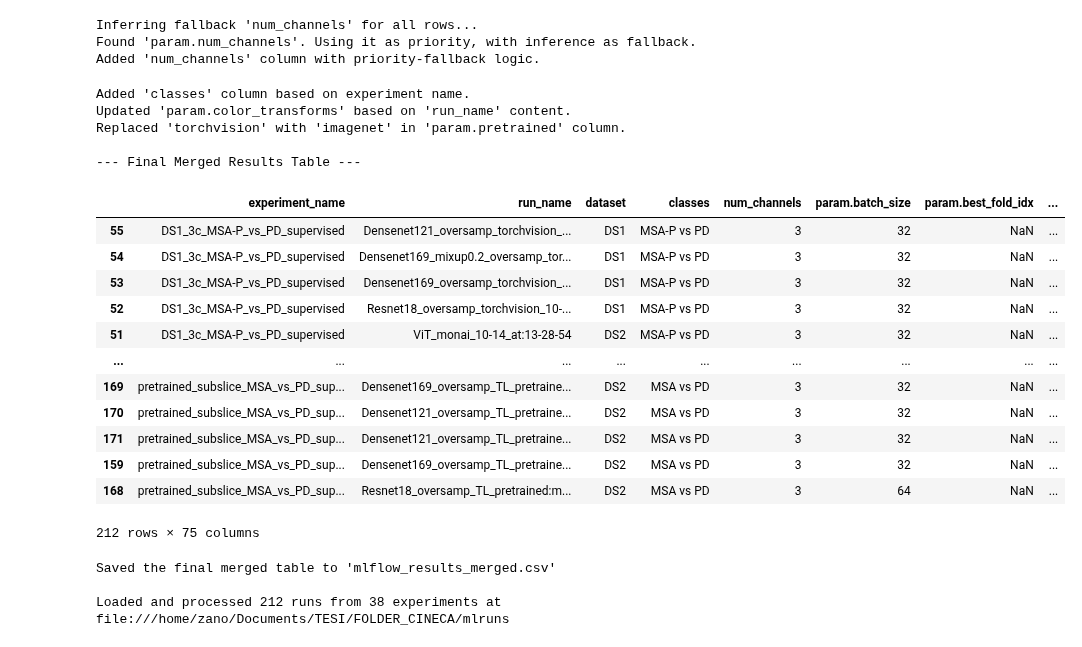
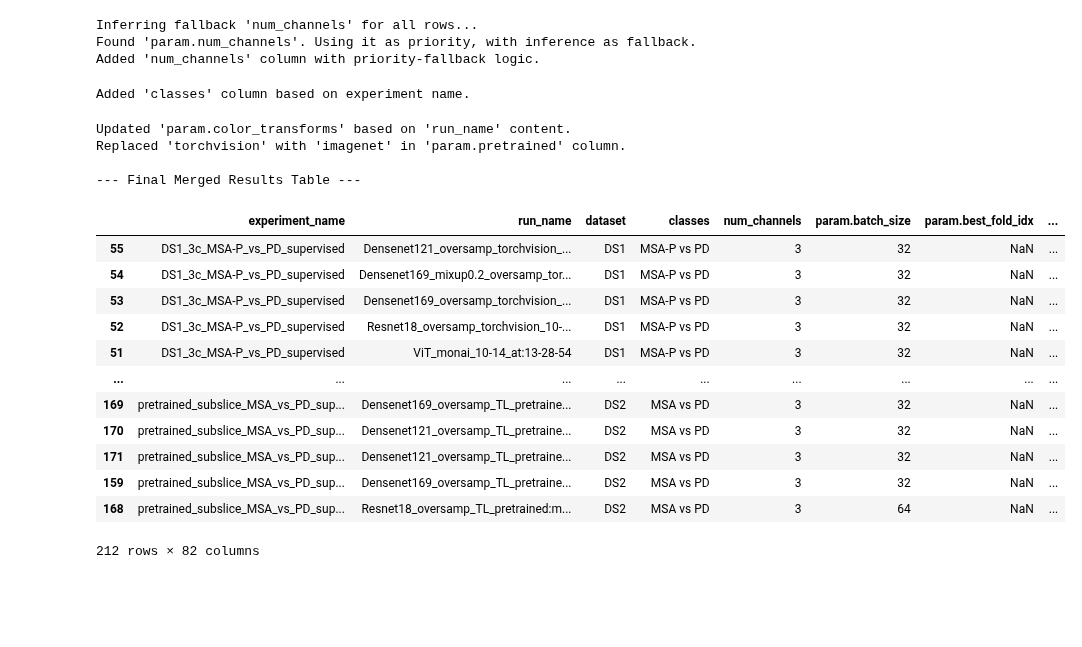
Before and after one commit to z4n0/MIND, a Jupyter notebook: notebooks/mlflow_data_analysis.ipynb, the cells around one changed output. Saved outputs shown, nothing was run; the diff lists cells and outputs as text; code cells hidden in the pictures; blank space fills up the shorter version.

```diff
--- a/notebooks/mlflow_data_analysis.ipynb
+++ b/notebooks/mlflow_data_analysis.ipynb
@@ -133,4 +176,6 @@ New DataFrame shape: (217, 204)
 # %%
+# Drop parameter and metric columns flagged by exclusion rules
+
 param_cols_to_drop = []
 for col in df.columns:
     if col.startswith("param."):
@@ -155,11 +200,11 @@ df.drop(columns=cols_to_drop, inplace=True)
 print(f"Dropped {len(cols_to_drop)} parameter/metric columns based on exclusion rules.")
 print(df.shape)
 
-#drop columns with loss in their name
-loss_cols = [col for col in df.columns if 'loss' in col.lower()]
-df.drop(columns=loss_cols, inplace=True, errors='ignore')
-print(f"Dropped {len(loss_cols)} columns containing 'loss': {loss_cols}")
-print(df.shape)
+# #drop columns with loss in their name
+# loss_cols = [col for col in df.columns if 'loss' in col.lower()]
+# df.drop(columns=loss_cols, inplace=True, errors='ignore')
+# print(f"Dropped {len(loss_cols)} columns containing 'loss': {loss_cols}")
+# print(df.shape)
 
 print(f"After filtering, {len(df)} runs remain with experiment names starting with 'SL' or 'pretrained'")
 # %% [output]
@@ -243,15 +322,17 @@ print("Added 'num_channels' column with priority-fallback logic.")
 Inferring fallback 'num_channels' for all rows...
 Found 'param.num_channels'. Using it as priority, with inference as fallback.
 Added 'num_channels' column with priority-fallback logic.
+# %%
+# Create class labels and correct mislogged color transform flags
+# Create a condition to check if the experiment name contains the specific substring
+condition_msap = df['experiment_name'].str.contains("_MSA-P_vs_PD_", na=False)
+
+# Use np.where to assign the value based on the condition
+df['classes'] = np.where(condition_msap, 'MSA-P vs PD', 'MSA vs PD')
+print("Added 'classes' column based on experiment name.")
+# %% [output]
+Added 'classes' column based on experiment name.
 # %%
-# --- NEW: Add classi Column ---
-# Create a condition to check if the experiment name contains the specific substring
-condition_msap = df['experiment_name'].str.contains("_MSA-P_vs_PD_", na=False)
-
-# Use np.where to assign the value based on the condition
-df['classes'] = np.where(condition_msap, 'MSA-P vs PD', 'MSA vs PD')
-print("Added 'classes' column based on experiment name.")
-
 # --- Correct param.color_transforms based on run_name due to error in logging code---
 if 'run_name' in df.columns and 'param.color_transforms' in df.columns:
     # Create a boolean mask for rows where run_name contains the specific string
@@ -265,58 +346,53 @@ if 'run_name' in df.columns and 'param.color_transforms' in df.columns:
 # The main 'df' DataFrame now contains all info. We will reorder it for better readability.
 # Define the desired column order, including the new 'classes' column
 id_cols = ['experiment_name', 'run_name', 'dataset', 'classes', 'num_channels']
+tag_cols = sorted([c for c in df.columns if c.startswith("tag.")])
 # Exclude the original param.num_channels from the list of param columns to avoid redundancy
 param_cols = sorted([
-    c for c in df.columns
+    c for c in df.columns# def pick_existing_dir(candidates):
+#     for d in candidates:
+#         if os.path.isdir(d):
+#             return d
+#     raise FileNotFoundError(f"No mlruns directory found in: {candidates}")
     if c.startswith("param.") and c != 'param.num_channels'
 ])
 metric_cols = sorted([c for c in df.columns if c.startswith("metric.")])
 
 # Construct the final list of columns, ensuring they exist in the DataFrame
 final_cols_order = [col for col in id_cols if col in df.columns] + \
                    [col for col in param_cols if col in df.columns] + \
-                   [col for col in metric_cols if col in df.columns]
-
+                   [col for col in metric_cols if col in df.columns]+\
+                    [col for col in tag_cols if col in df.columns]
 # Create the final, reordered dataframe
 results_df = df[final_cols_order].copy()
 
 # Replace 'torchvision' with 'imagenet' in the 'param.pretrained' column
 if 'param.pretrained' in results_df.columns:
     results_df['param.pretrained'] = results_df['param.pretrained'].replace('torchvision', 'imagenet')
     print("Replaced 'torchvision' with 'imagenet' in 'param.pretrained' column.")
 
 pd.set_option("display.max_columns", 200)
 print("\n--- Final Merged Results Table ---")
 # Use display() if in a notebook environment, otherwise print()
 try:
     display(results_df)
 except NameError:
     print(results_df)
-
-# Save the single, merged DataFrame to a CSV file
-results_df.to_csv("mlflow_results_merged.csv", index=False)
-print("\nSaved the final merged table to 'mlflow_results_merged.csv'")
-
-print(f"\nLoaded and processed {len(df)} runs from {len(experiments)} experiments at {tracking_uri}")
 # %% [output]
-Added 'classes' column based on experiment name.
 Updated 'param.color_transforms' based on 'run_name' content.
 Replaced 'torchvision' with 'imagenet' in 'param.pretrained' column.
 
 --- Final Merged Results Table ---
 |  | experiment_name | run_name | dataset | classes | num_channels | param.batch_size | param.best_fold_idx | ... |
 | 55 | DS1_3c_MSA-P_vs_PD_supervised | Densenet121_oversamp_torchvision_... | DS1 | MSA-P vs PD | 3 | 32 | NaN | ... |
 | 54 | DS1_3c_MSA-P_vs_PD_supervised | Densenet169_mixup0.2_oversamp_tor... | DS1 | MSA-P vs PD | 3 | 32 | NaN | ... |
 | 53 | DS1_3c_MSA-P_vs_PD_supervised | Densenet169_oversamp_torchvision_... | DS1 | MSA-P vs PD | 3 | 32 | NaN | ... |
 | 52 | DS1_3c_MSA-P_vs_PD_supervised | Resnet18_oversamp_torchvision_10-... | DS1 | MSA-P vs PD | 3 | 32 | NaN | ... |
-| 51 | DS1_3c_MSA-P_vs_PD_supervised | ViT_monai_10-14_at:13-28-54 | DS2 | MSA-P vs PD | 3 | 32 | NaN | ... |
+| 51 | DS1_3c_MSA-P_vs_PD_supervised | ViT_monai_10-14_at:13-28-54 | DS1 | MSA-P vs PD | 3 | 32 | NaN | ... |
 | ... | ... | ... | ... | ... | ... | ... | ... | ... |
 | 169 | pretrained_subslice_MSA_vs_PD_sup... | Densenet169_oversamp_TL_pretraine... | DS2 | MSA vs PD | 3 | 32 | NaN | ... |
 | 170 | pretrained_subslice_MSA_vs_PD_sup... | Densenet121_oversamp_TL_pretraine... | DS2 | MSA vs PD | 3 | 32 | NaN | ... |
 | 171 | pretrained_subslice_MSA_vs_PD_sup... | Densenet121_oversamp_TL_pretraine... | DS2 | MSA vs PD | 3 | 32 | NaN | ... |
 | 159 | pretrained_subslice_MSA_vs_PD_sup... | Densenet169_oversamp_TL_pretraine... | DS2 | MSA vs PD | 3 | 32 | NaN | ... |
 | 168 | pretrained_subslice_MSA_vs_PD_sup... | Resnet18_oversamp_TL_pretrained:m... | DS2 | MSA vs PD | 3 | 64 | NaN | ... |
-212 rows × 75 columns
+212 rows × 82 columns
-Saved the final merged table to 'mlflow_results_merged.csv'
-
-Loaded and processed 212 runs from 38 experiments at file:///home/zano/Documents/TESI/FOLDER_CINECA/mlruns
```
Also changed, not shown: parts of 27 cells of this notebook, 44 other files.
